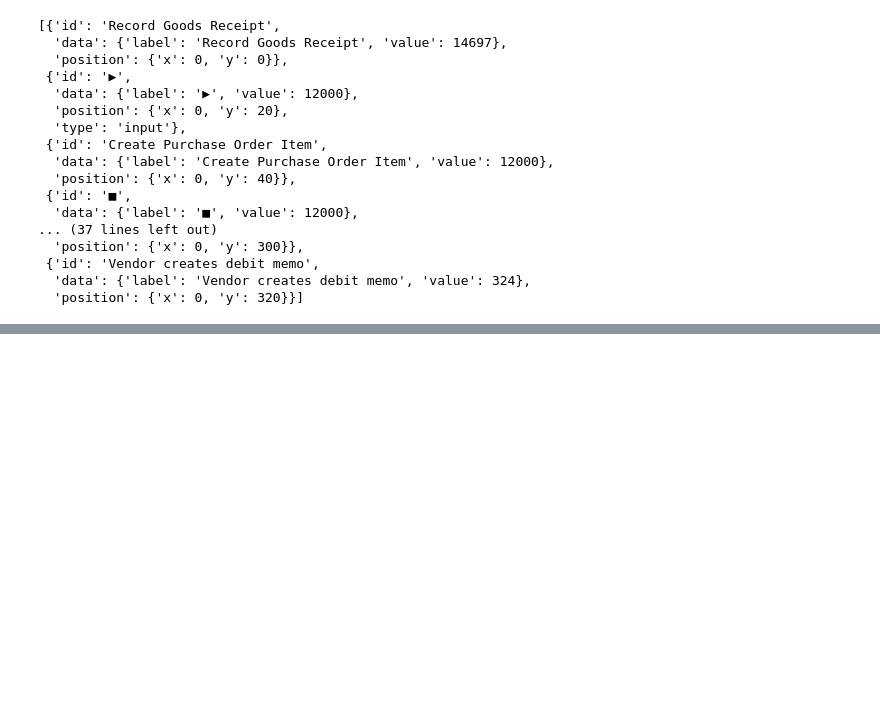
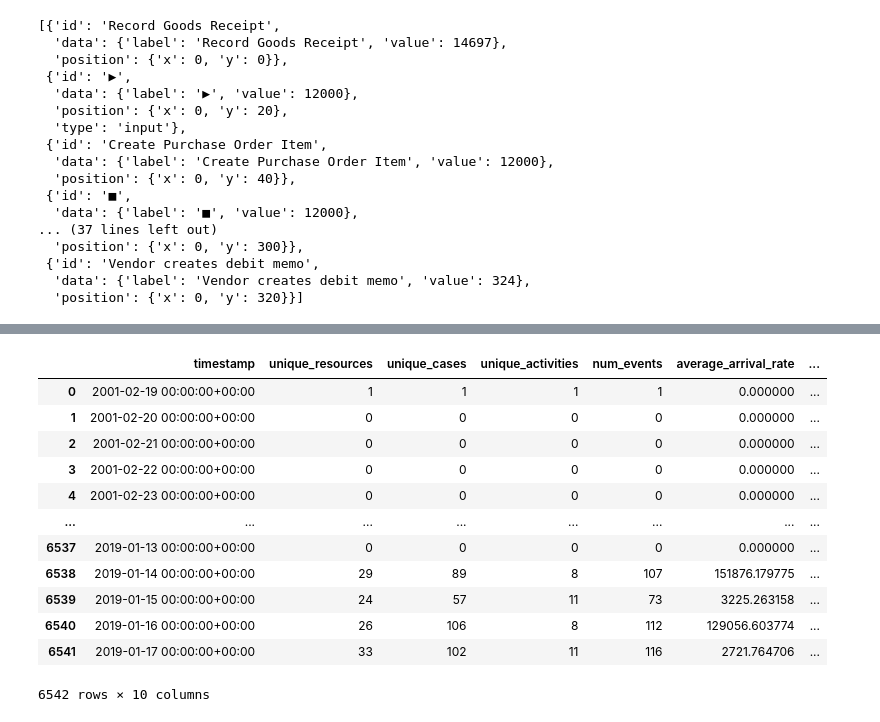
Before and after one commit to dtdi/variant-explorer-app, a Jupyter notebook: backend/lab/02_data_analysis.ipynb, the cells around one changed output, grey strips where cells are left out. Drawn from its saved outputs; the diff is of its cells as text; code cells hidden in the pictures; blank space fills up the shorter version.

```diff
--- a/backend/lab/02_data_analysis.ipynb
+++ b/backend/lab/02_data_analysis.ipynb
@@ -629,0 +670,17 @@ visualizer.view(gviz)
+# %%
+df = pm4py.extract_temporal_features_dataframe(df_l, grouper_freq='D')
+df
+# %% [output]
+|  | timestamp | unique_resources | unique_cases | unique_activities | num_events | average_arrival_rate | ... |
+| 0 | 2001-02-19 00:00:00+00:00 | 1 | 1 | 1 | 1 | 0.000000 | ... |
+| 1 | 2001-02-20 00:00:00+00:00 | 0 | 0 | 0 | 0 | 0.000000 | ... |
+| 2 | 2001-02-21 00:00:00+00:00 | 0 | 0 | 0 | 0 | 0.000000 | ... |
+| 3 | 2001-02-22 00:00:00+00:00 | 0 | 0 | 0 | 0 | 0.000000 | ... |
+| 4 | 2001-02-23 00:00:00+00:00 | 0 | 0 | 0 | 0 | 0.000000 | ... |
+| ... | ... | ... | ... | ... | ... | ... | ... |
+| 6537 | 2019-01-13 00:00:00+00:00 | 0 | 0 | 0 | 0 | 0.000000 | ... |
+| 6538 | 2019-01-14 00:00:00+00:00 | 29 | 89 | 8 | 107 | 151876.179775 | ... |
+| 6539 | 2019-01-15 00:00:00+00:00 | 24 | 57 | 11 | 73 | 3225.263158 | ... |
+| 6540 | 2019-01-16 00:00:00+00:00 | 26 | 106 | 8 | 112 | 129056.603774 | ... |
+| 6541 | 2019-01-17 00:00:00+00:00 | 33 | 102 | 11 | 116 | 2721.764706 | ... |
+6542 rows × 10 columns
```
Also changed, not shown: parts of 3 cells of this notebook, 38 other files.
